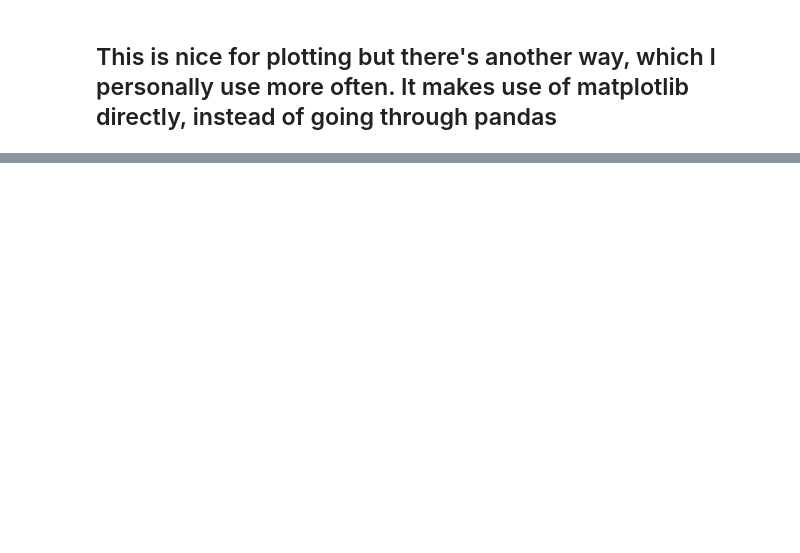
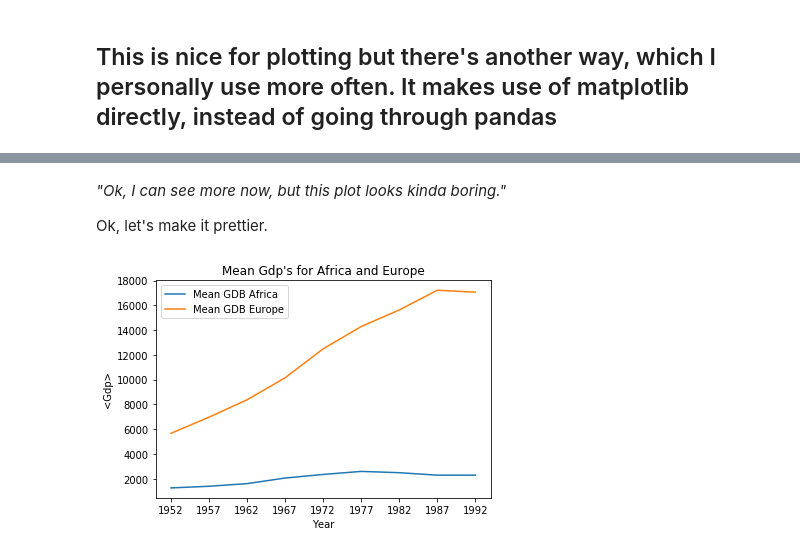
Before and after one commit to vwkoppejan/nb4-2019-03-28-Delft, a Jupyter notebook: dataframes-plotting.ipynb, the cells around one changed output, grey strips where cells are left out. Drawn from its saved outputs; the diff is of its cells as text; code cells hidden in the pictures; blank space fills up the shorter version.

```diff
--- a/dataframes-plotting.ipynb
+++ b/dataframes-plotting.ipynb
@@ -138,0 +129,20 @@ plt.show
+# %% [markdown]
+*"Ok, I can see more now, but this plot looks kinda boring."*
+
+Ok, let's make it prettier.
+# %%
+# plot the data
+plt.plot(years, mean_africa, label='Mean GDB Africa')
+plt.plot(years, mean_europe, label='Mean GDB Europe')
+plt.legend()
+plt.show
+
+# let's add a title
+plt.title("Mean Gdp's for Africa and Europe")
+
+# add some axis labels
+plt.xlabel("Year")
+plt.ylabel("<Gdp>")
+plt.show();
+# %% [output]
+[figure, added]
```
Also changed, not shown: parts of 16 cells of this notebook.
